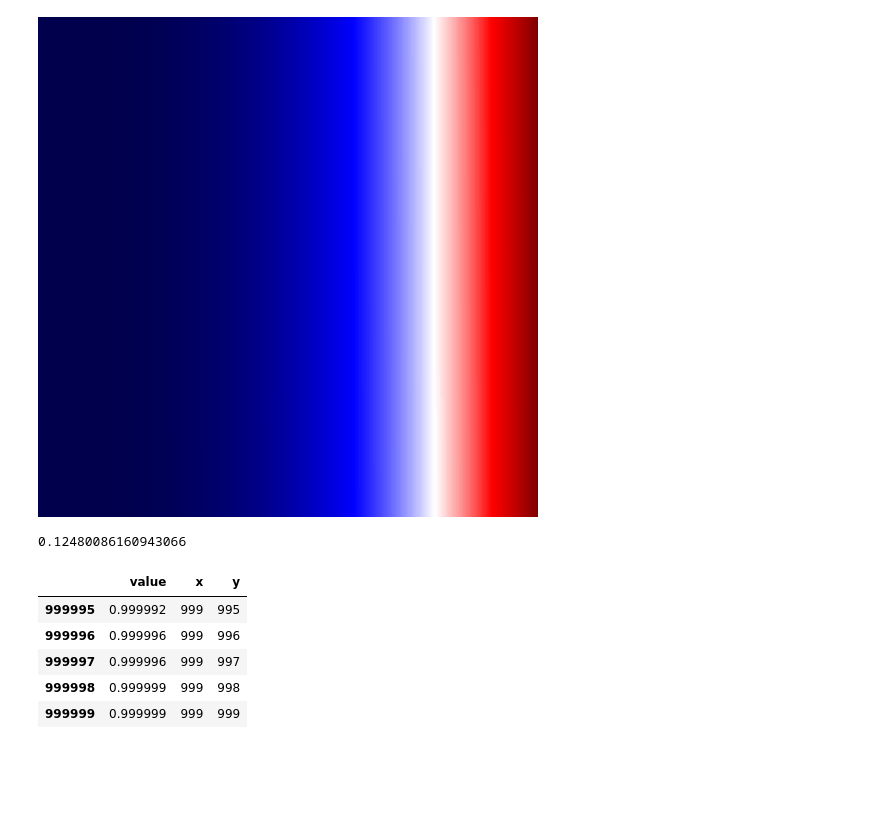
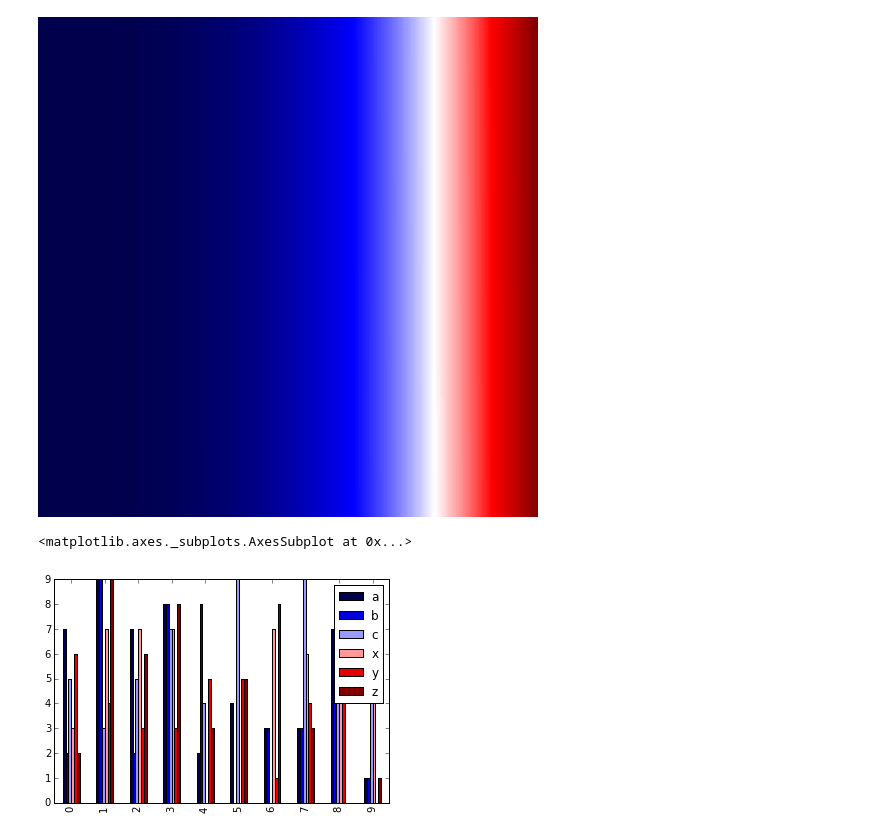
Before and after one commit to jlorince/WoS, a Jupyter notebook: notebooks/viz.ipynb, the cells around one changed output. Drawn from its saved outputs; the diff is of its cells as text; code cells hidden in the pictures; blank space fills up the shorter version.

```diff
--- a/notebooks/viz.ipynb
+++ b/notebooks/viz.ipynb
@@ -110,16 +110,9 @@ agg = cvs.points(df, 'x', 'y',ds.mean('value'))
 export(tf.shade(agg, cmap = cmap.seismic, how='linear'),"tempfile")
 # %% [output]
 [figure]
-# %%
-np.percentile(values,50)
-# %% [output]
-0.12480086160943066
-# %%
-df.tail()
-# %% [output]
-|  | value | x | y |
-| 999995 | 0.999992 | 999 | 995 |
-| 999996 | 0.999996 | 999 | 996 |
-| 999997 | 0.999996 | 999 | 997 |
-| 999998 | 0.999999 | 999 | 998 |
-| 999999 | 0.999999 | 999 | 999 |
+# %%
+df = pd.DataFrame({'x':np.random.randint(0,10,10),'y':np.random.randint(0,10,10),'z':np.random.randint(0,10,10),'a':np.random.randint(0,10,10),'b':np.random.randint(0,10,10),'c':np.random.randint(0,10,10)})
+df.plot(kind='bar',colormap='seismic')
+# %% [output]
+<matplotlib.axes._subplots.AxesSubplot at 0x...>
+[figure, added]
```
Also changed, not shown: parts of 1 cell of this notebook, 34 other files.
